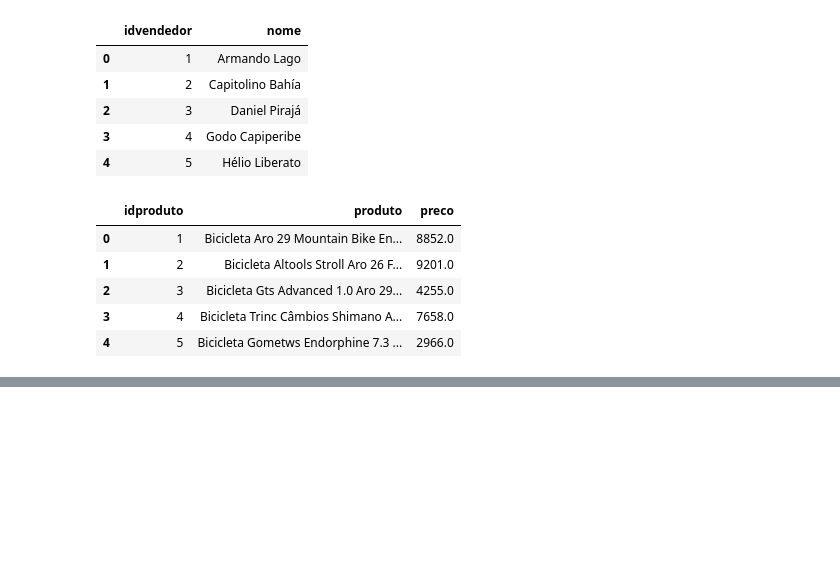
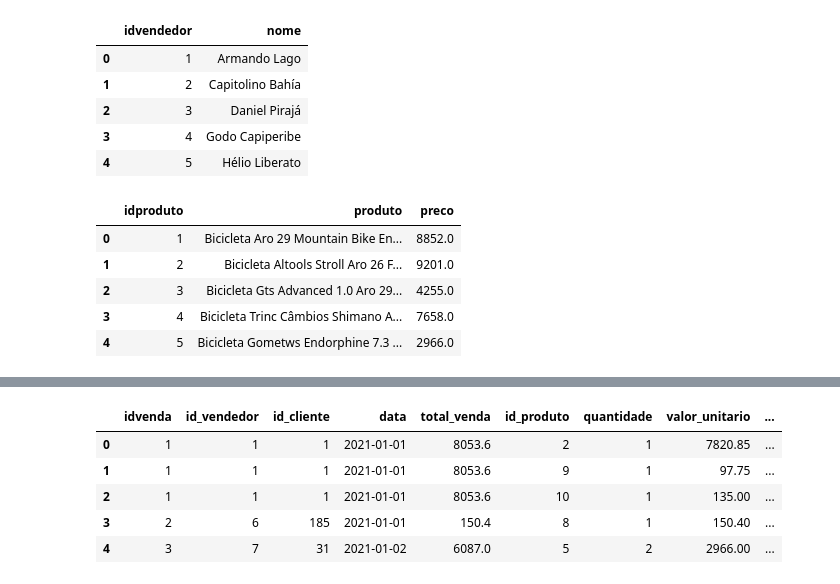
Before and after one commit to nataliafonseca/etl_controle_de_vendas, a Jupyter notebook: notebook.ipynb, the cells around one changed output, grey strips where cells are left out. Drawn from its saved outputs; the diff is of its cells as text; code cells hidden in the pictures; blank space fills up the shorter version.

```diff
--- a/notebook.ipynb
+++ b/notebook.ipynb
@@ -68,0 +246,26 @@ produtos_df.head()
+# %%
+ft_vendas_df.rename(
+    columns={
+        'idcliente': 'id_cliente',
+        'idvendedor': 'id_vendedor',
+        'idproduto': 'id_produto',
+        'idproduto': 'id_produto',
+        'desconto': 'desconto_venda',
+        'valorunitario': 'valor_unitario',
+        'total': 'total_venda',
+    },
+    inplace=True,
+)
+
+ft_vendas_df['id_tempo'] = (
+    ft_vendas_df['data'].astype(str).str.replace('-', '')
+).astype(int)
+
+ft_vendas_df.head()
+# %% [output]
+|  | idvenda | id_vendedor | id_cliente | data | total_venda | id_produto | quantidade | valor_unitario | ... |
+| 0 | 1 | 1 | 1 | 2021-01-01 | 8053.6 | 2 | 1 | 7820.85 | ... |
+| 1 | 1 | 1 | 1 | 2021-01-01 | 8053.6 | 9 | 1 | 97.75 | ... |
+| 2 | 1 | 1 | 1 | 2021-01-01 | 8053.6 | 10 | 1 | 135.00 | ... |
+| 3 | 2 | 6 | 185 | 2021-01-01 | 150.4 | 8 | 1 | 150.40 | ... |
+| 4 | 3 | 7 | 31 | 2021-01-02 | 6087.0 | 5 | 2 | 2966.00 | ... |
```
Also changed, not shown: parts of 23 cells of this notebook, 8 other files.
